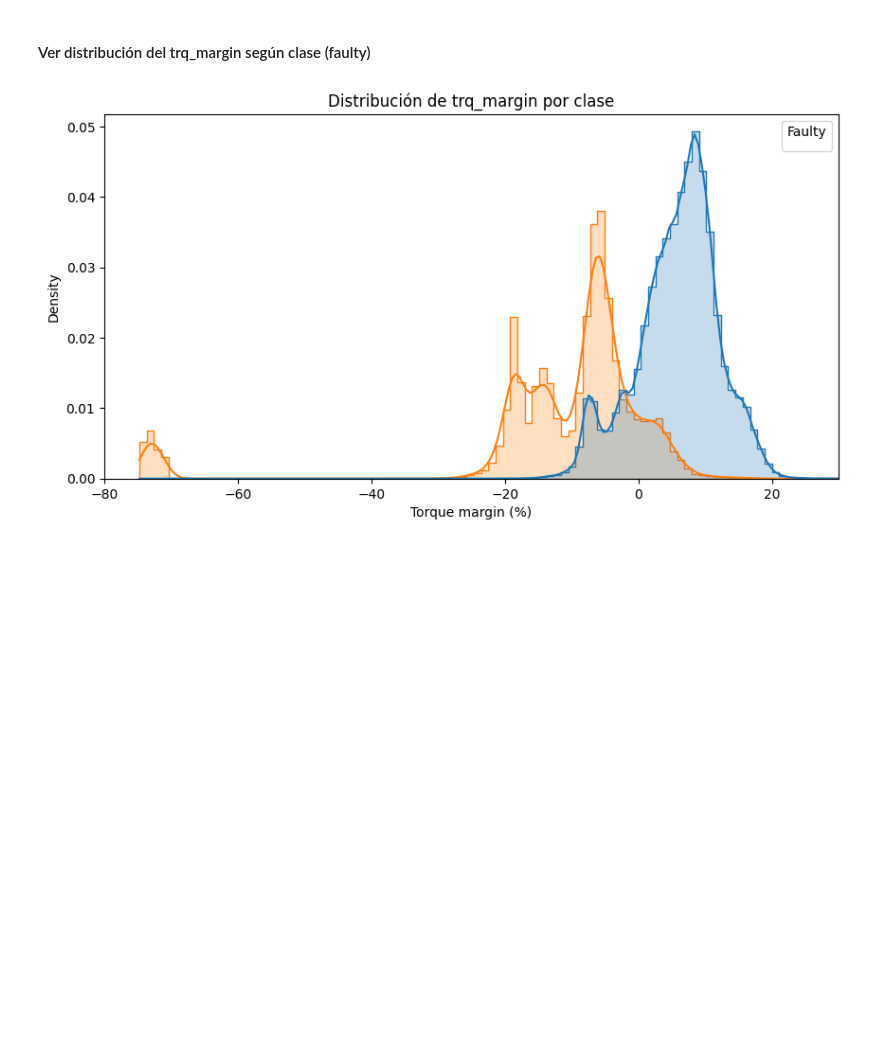
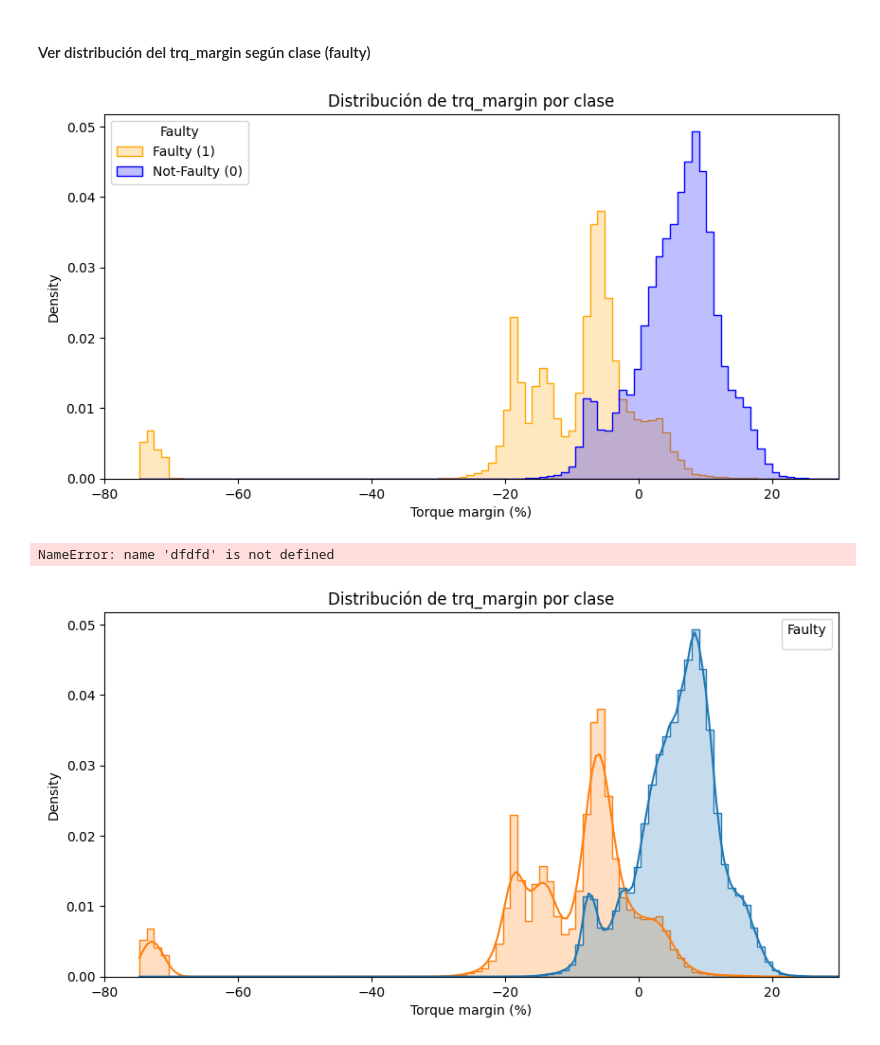
Before and after one commit to karentp/DataChallenge_2024, a Jupyter notebook: preprocessing/data-preprocessing.ipynb, the cells around one changed output. Drawn from its saved outputs; the diff is of its cells as text; code cells hidden in the pictures; blank space fills up the shorter version.

```diff
--- a/preprocessing/data-preprocessing.ipynb
+++ b/preprocessing/data-preprocessing.ipynb
@@ -124,6 +124,30 @@ plt.show()
 [figure]
 # %% [markdown]
 #### Ver distribución del trq_margin según clase (faulty)
+# %%
+plt.figure(figsize=(10, 5))
+sns.histplot(
+    data=df,
+    x='trq_margin',
+    hue='faulty',
+    bins=100,
+    element="step",
+    stat='density',
+    hue_order=[0, 1],
+    palette={0: "blue", 1: "orange"},
+    kde=False
+)
+plt.xlim(-80, 30)
+plt.title("Distribución de trq_margin por clase")
+plt.xlabel("Torque margin (%)")
+plt.legend(title="Faulty", labels=["Faulty (1)", "Not-Faulty (0)"])
+plt.show()
+# %% [output]
+[figure, added]
+# %%
+dfdfd
+# %% [output]
+NameError: name 'dfdfd' is not defined
 # %%
 plt.figure(figsize=(10, 5))
 sns.histplot(data=df, x='trq_margin', hue='faulty', bins=100, kde=True, element="step", stat='density')
```
Also changed, not shown: 4 other files.
